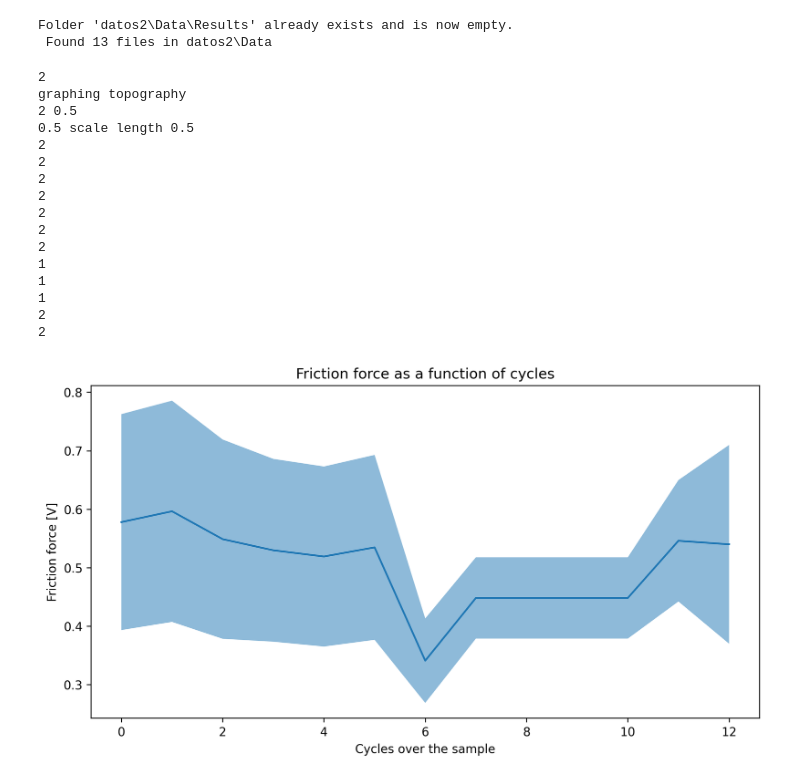
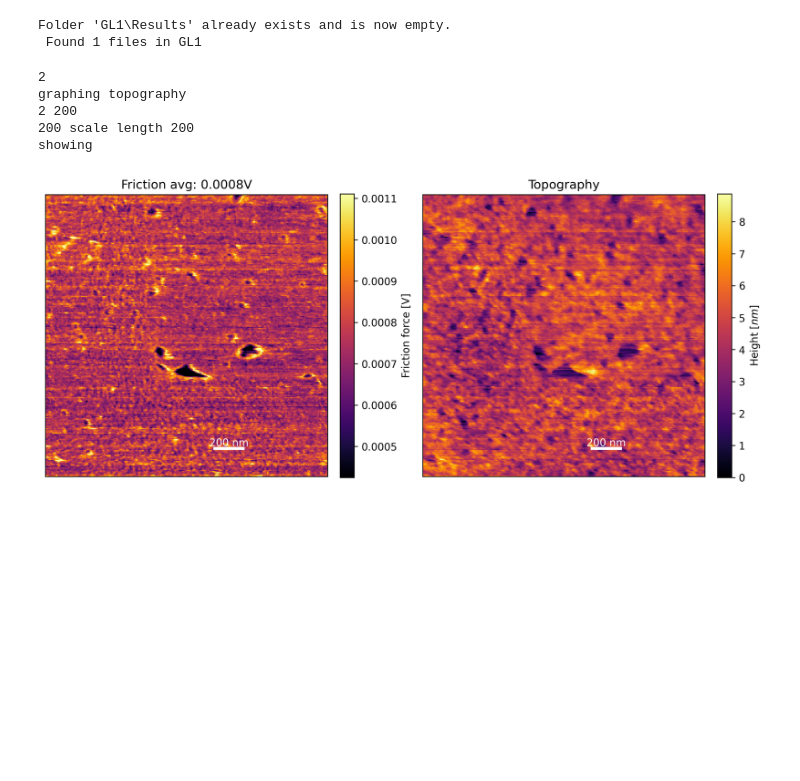
Before and after one commit to nick0413/Automated_AFM_analysis, a Jupyter notebook: read_mi.ipynb, the cells around one changed output. Saved outputs shown, nothing was run; the diff lists cells and outputs as text; code cells hidden in the pictures; blank space fills up the shorter version.

```diff
--- a/read_mi.ipynb
+++ b/read_mi.ipynb
@@ -9,7 +9,7 @@ from matplotlib.lines import Line2D
 import warnings
 import PyMi as pmi
 
-folder = "datos2\Data"
+folder = "GL1"
 
 results_folder = folder+"\\Results"
 
@@ -19,14 +19,40 @@ files_in_folder = pmi.get_mi_files_in_folder(folder)
 
 print(f" Found {len(files_in_folder)} files in {folder}")
 # %% [output]
-Folder 'datos2\Data\Results' already exists and is now empty.
- Found 13 files in datos2\Data
+Folder 'GL1\Results' already exists and is now empty.
+ Found 1 files in GL1
 # %%
 Cof_for_runs=np.zeros(len(files_in_folder))
 Cof_for_runs_std=np.zeros(len(files_in_folder))
 ii=0
 
-scale_length=0.5
+
+
+canteliever_length=450		#[um]
+canteliever_width=50		#[um]
+canteliever_height=15e-3	#[um]
+poisson_ratio=0.28
+
+
+spring_constant=0.35	#[N/m]
+InVOLS=100				#[nm/V]
+Torsional_k=1.75e-10	#[Nm]
+lateral_sensitivity=1.75e-10	#[nm/V]
+
+
+
+
+K_l=2*spring_constant*canteliever_length**2/ (3*(1+poisson_ratio)*canteliever_height**2)	#[N/m]
+
+#!↑↑↑ This is the formula for the lateral spring constant, for the Sader and Green methods
+
+
+conversion_factor_alpha=spring_constant*InVOLS
+
+
+
+
+scale_length=200
 
 multiple_files=False
 if len(files_in_folder)>2:
@@ -38,6 +64,11 @@ for file_path in files_in_folder:
 	file=ag.load_mi(folder+"\\"+file_path)
 
 
+	Normal_force=conversion_factor_alpha*file.servoSetpoint
+
+
+
+
 	results_buffers= pmi.load_buffers_from_file(file)
 	print(len(results_buffers))
 	if len(results_buffers)==2:
@@ -45,51 +76,41 @@ for file_path in files_in_folder:
 	if len(results_buffers)==3:
 		friction_arrays,topography_arrays,current_arrays=results_buffers
 
-	averaged_friction,Cof_for_runs[ii],Cof_for_runs_std[ii]=pmi.calculate_CoF(friction_arrays,file_path)
+	averaged_friction,Cof_for_runs[ii],Cof_for_runs_std[ii]=pmi.calculate_CoF(friction_arrays,file_path,K_l*lateral_sensitivity )
 
 	if (ii==0) :
 
 		pmi.graph_friction_n_topography(
 								file=file,
 								averaged_friction=averaged_friction,
 								topography=topography_arrays[0],
 								results_folder=results_folder,
 								file_path=file_path,
 								title="Friction and Topography",
 								show=True,
 								scale_length=scale_length,
 								friction_color_range=4,
-								bar_position=(0.6,0.1)
-
+								bar_position=(0.6,0.1),
+								scale_unit="nm",
+								axis_ticks=False,
 								)
 
 
 
 
 	elif not multiple_files:
 		# print("Only one file in folder, skipping plotting")
 		pmi.graph_friction_n_topography(file,averaged_friction,topography_arrays[0],results_folder,file_path,"Friction and Topography", show=False, scale_length=scale_length)
 	ii+=1
 
 
 if multiple_files:
 
 	pmi.plot_CoF(Cof_for_runs,Cof_for_runs_std,results_folder, show=True)
 # %% [output]
 2
 graphing topography
-2 0.5
-0.5 scale length 0.5
-2
-2
-2
-2
-2
-2
-2
-1
-1
-1
-2
-2
+2 200
+200 scale length 200
+showing
-[figure, old version]
+[figure, new version]
```
Also changed, not shown: 3 other files.
